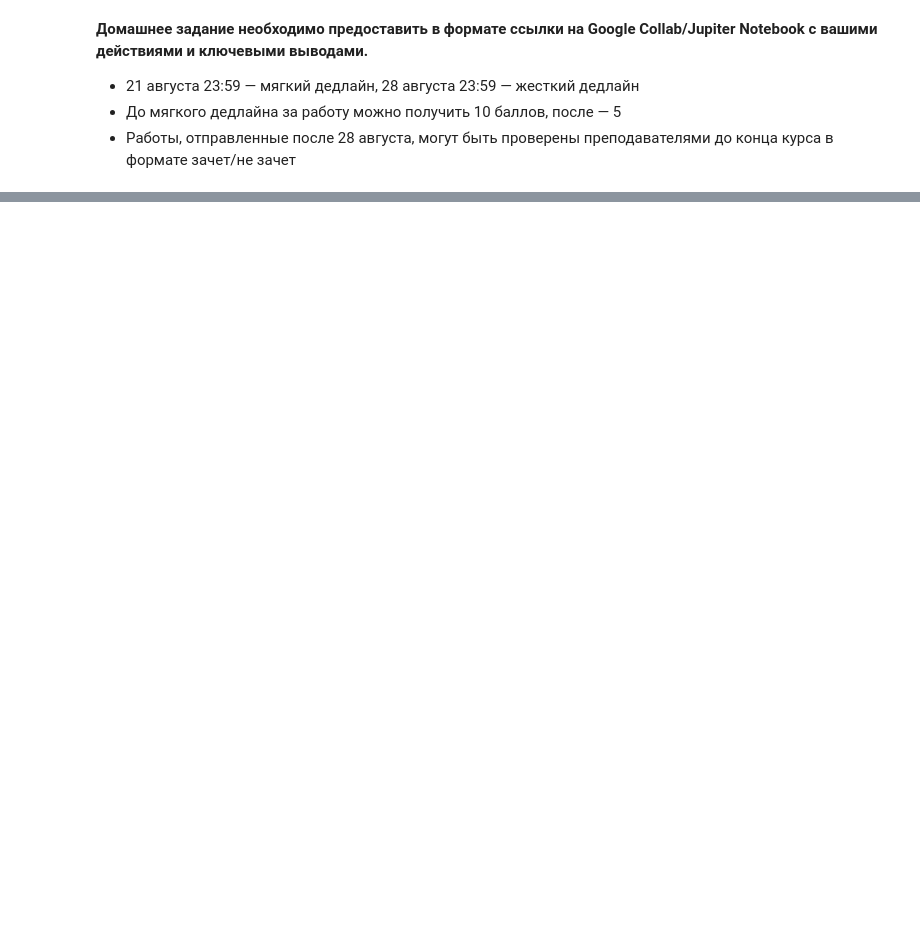
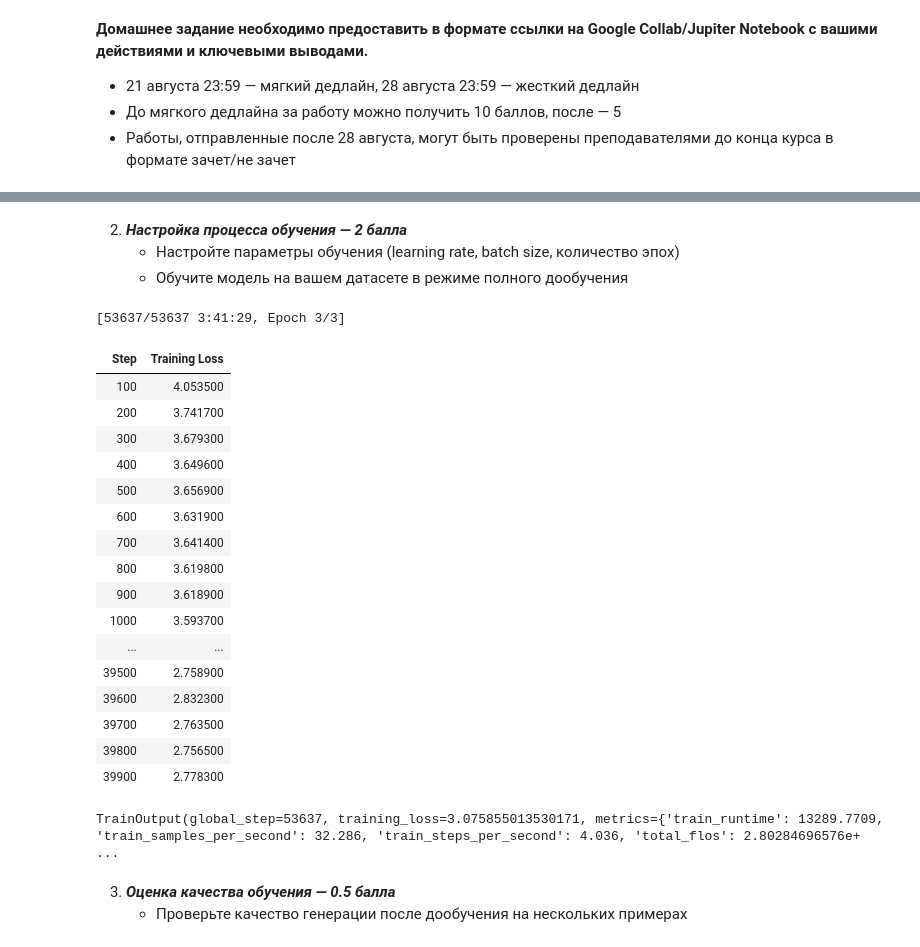
Before and after one commit to pese-git/llm-engineer, a Jupyter notebook: module01/seminar/task/task.ipynb, the cells around one changed output, grey strips where cells are left out. Drawn from its saved outputs; the diff is of its cells as text; code cells hidden in the pictures; blank space fills up the shorter version.

```diff
--- a/module01/seminar/task/task.ipynb
+++ b/module01/seminar/task/task.ipynb
@@ -31,0 +97,11 @@
+# %%
+# Разделяем на обучающую и валидационную выборки (5% на валидацию)
+split_dataset = dataset['train'].train_test_split(test_size=0.05, seed=42)
+print(split_dataset)
+
+# Для удобства переименуем 'test' → 'validation'
+from datasets import DatasetDict
+final_dataset = DatasetDict({
+    'train': split_dataset['train'],
+    'validation': split_dataset['test']
+})
@@ -43,0 +205,65 @@
+# %% [markdown]
+2. **_Настройка процесса обучения — 2 балла_**
+   - Настройте параметры обучения (learning rate, batch size, количество эпох)
+   - Обучите модель на вашем датасете в режиме полного дообучения
+# %%
+from transformers import TrainingArguments, Trainer, DataCollatorForLanguageModeling, AutoModelForCausalLM, AutoTokenizer
+
+
+# Датаколлатор для задачи генерации (Language Modeling)
+data_collator = DataCollatorForLanguageModeling(
+    tokenizer=tokenizer,
+    mlm=False,  # для генерации!
+)
+
+training_args = TrainingArguments(
+    output_dir="./results_rugpt3_jokes",
+    overwrite_output_dir=True,
+    num_train_epochs=3,
+    per_device_train_batch_size=8,
+    per_device_eval_batch_size=8,
+    save_strategy="epoch",
+    logging_steps=100,
+    #evaluation_strategy="epoch",
+    learning_rate=5e-5,
+    weight_decay=0.01,
+    report_to="none",   # отключаем wandb и т.д.
+    fp16=False,          # True если есть поддержка mixed precision (GPU)
+)
+
+model = AutoModelForCausalLM.from_pretrained(model_name)
+
+trainer = Trainer(
+    model=model,
+    args=training_args,
+    train_dataset=tokenized_dataset["train"],
+    eval_dataset=tokenized_dataset["validation"],
+    data_collator=data_collator,
+    tokenizer=tokenizer,
+)
+
+# Запускаем обучение
+trainer.train()
+# %% [output]
+[53637/53637 3:41:29, Epoch 3/3]
+| Step | Training Loss |
+| 100 | 4.053500 |
+| 200 | 3.741700 |
+| 300 | 3.679300 |
+| 400 | 3.649600 |
+| 500 | 3.656900 |
+| 600 | 3.631900 |
+| 700 | 3.641400 |
+| 800 | 3.619800 |
+| 900 | 3.618900 |
+| 1000 | 3.593700 |
+| ... | ... |
+| 39500 | 2.758900 |
+| 39600 | 2.832300 |
+| 39700 | 2.763500 |
+| 39800 | 2.756500 |
+| 39900 | 2.778300 |
+TrainOutput(global_step=53637, training_loss=3.075855013530171, metrics={'train_runtime': 13289.7709, 'train_samples_per_second': 32.286, 'train_steps_per_second': 4.036, 'total_flos': 2.80284696576e+ ...
+# %% [markdown]
+3. **_Оценка качества обучения — 0.5 балла_**
+   - Проверьте качество генерации после дообучения на нескольких примерах
```
Also changed, not shown: parts of 24 cells of this notebook.
